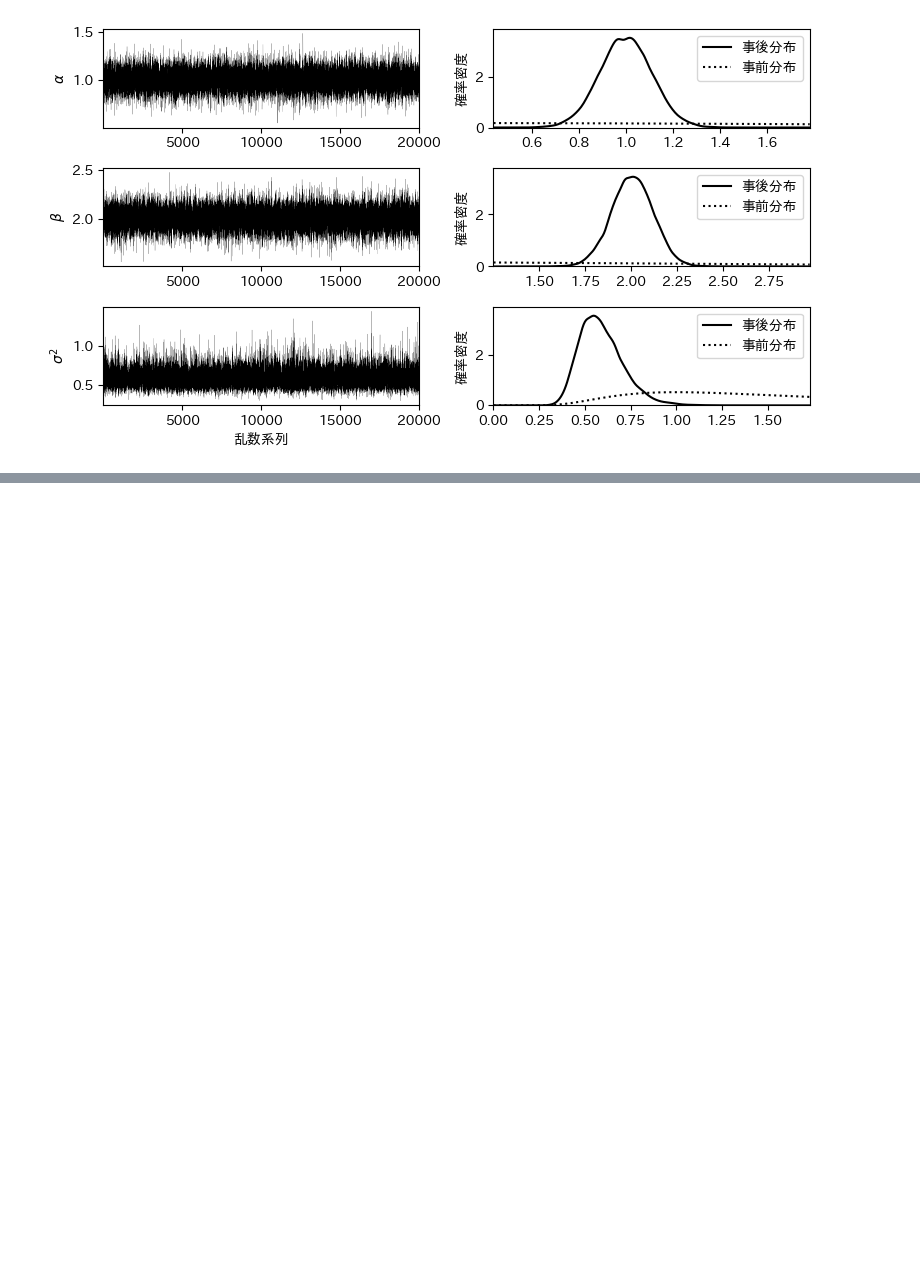
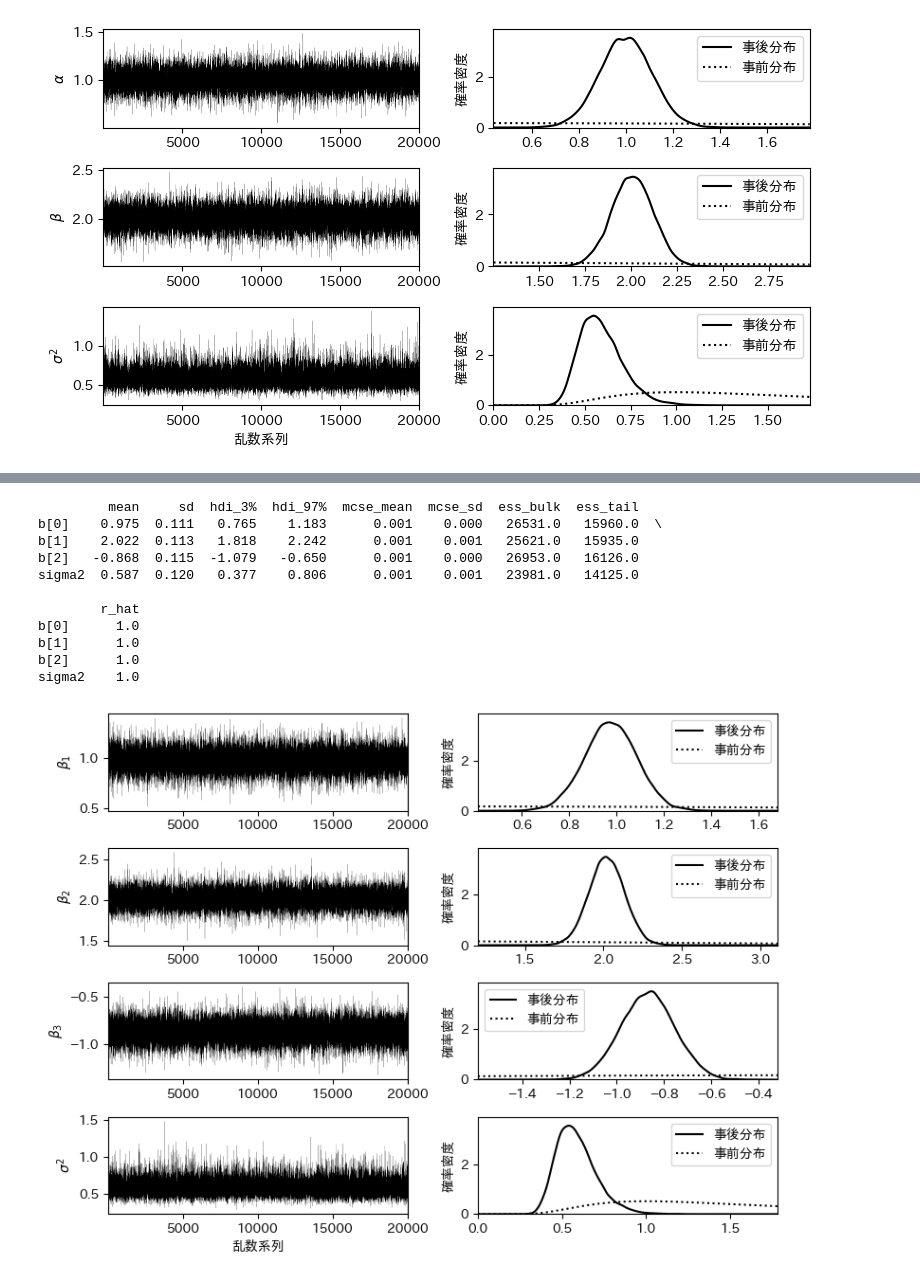
Before and after one commit to s1ok69oo/my_study, a Jupyter notebook: nakaduma_bayes_2019/Chapter4.ipynb, the cells around one changed output, grey strips where cells are left out. Drawn from its saved outputs; the diff is of its cells as text; code cells hidden in the pictures; blank space fills up the shorter version.

```diff
--- a/nakaduma_bayes_2019/Chapter4.ipynb
+++ b/nakaduma_bayes_2019/Chapter4.ipynb
@@ -245,3 +331,59 @@ u = st.norm.rvs(scale=0.7, size=n)
 x1 = st.uniform.rvs(loc=-np.sqrt(3.0), scale=2.0*np.sqrt(3.0), size=n)
 x2 = st.uniform.rvs(loc=-np.sqrt(3.0), scale=2.0*np.sqrt(3.0), size=n)
 y = 1.0 + 2.0*x1 - x2 + u
+X = np.stack((np.ones(n), x1, x2), axis=1)
+
+# 回帰モデルの係数と誤差項の分散の事後分布を設定
+k = X.shape[1]
+b0 = np.zeros(k)
+A0 = 0.2 * np.eye(k)
+nu0 = 5.0
+lam0 = 7.0
+sd0 = np.sqrt(np.diag(la.inv(A0)))
+multiple_regression = pm.Model()
+with multiple_regression:
+    sigma2 = pm.InverseGamma('sigma2', alpha=0.5*nu0, beta=0.5*lam0) #事前分布の設定
+    b = pm.MvNormal('b', mu=b0, tau=A0, shape=k) #事前分布の設定
+    y_hat = pm.math.dot(X, b) #尤度の設定
+    likelihood = pm.Normal('y', mu=y_hat, sd=pm.math.sqrt(sigma2), observed=y) #尤度の設定
+
+# 事後分布からのサンプリング
+n_draws = 5000
+n_chains = 4
+n_tune = 1000
+with multiple_regression:
+    trace = pm.sample(draws=n_draws, chains=n_chains, tune=n_tune, random_seed=123)
+print(pm.summary(trace))
+
+# 事後分布のグラフの作成
+fig, ax = plt.subplots(k+1, 2, num=1, figsize=(8, 1.5*(k+1)), facecolor='w')
+for idx in range(k+1):
+    if idx < k:
+        mc_trace = trace['b'][:, idx]
+        x_min = mc_trace.min() - 0.2*np.abs(mc_trace.min())
+        x_max = mc_trace.max() + 0.2*np.abs(mc_trace.max())
+        x = np.linspace(x_min, x_max, 250)
+        prior = st.norm.pdf(x, loc=b0[idx], scale=sd0[idx])
+        y_label = '$\\beta_{:<d}$'.format(idx+1)
+    else:
+        mc_trace = trace['sigma2']
+        x_min = 0.0
+        x_max = mc_trace.max() + 0.2*np.abs(mc_trace.max())
+        x = np.linspace(x_min, x_max, 250)
+        prior = st.invgamma.pdf(x, 0.5*nu0, scale=0.5*lam0)
+        y_label = '$\\sigma^2$'
+        ax[idx, 0].set_xlabel('乱数系列')
+        ax[idx, 1].set_ylabel('パラメータの分布')
+    ax[idx, 0].plot(mc_trace, 'k-', linewidth=0.1)
+    ax[idx, 0].set_xlim(1, n_draws*n_chains)
+    ax[idx, 0].set_ylabel(y_label)
+    posterior = st.gaussian_kde(mc_trace).evaluate(x)
+    ax[idx, 1].plot(x, posterior, 'k-', label='事後分布')
+    ax[idx, 1].plot(x, prior, 'k:', label='事前分布')
+    ax[idx, 1].set_xlim(x_min, x_max)
+    ax[idx, 1].set_ylim(0, 1.1*posterior.max())
+    ax[idx, 1].set_ylabel('確率密度')
+    ax[idx, 1].legend(loc='best')
+plt.tight_layout()
+plt.show()
+# %% [output]
@@ -247,0 +403,12 @@ y = 1.0 + 2.0*x1 - x2 + u
+         mean     sd  hdi_3%  hdi_97%  mcse_mean  mcse_sd  ess_bulk  ess_tail
+b[0]    0.975  0.111   0.765    1.183      0.001    0.000   26531.0   15960.0  \
+b[1]    2.022  0.113   1.818    2.242      0.001    0.001   25621.0   15935.0
+b[2]   -0.868  0.115  -1.079   -0.650      0.001    0.000   26953.0   16126.0
+sigma2  0.587  0.120   0.377    0.806      0.001    0.001   23981.0   14125.0
+
+        r_hat
+b[0]      1.0
+b[1]      1.0
+b[2]      1.0
+sigma2    1.0
+[figure, added]
```
Also changed, not shown: parts of 5 cells of this notebook.
